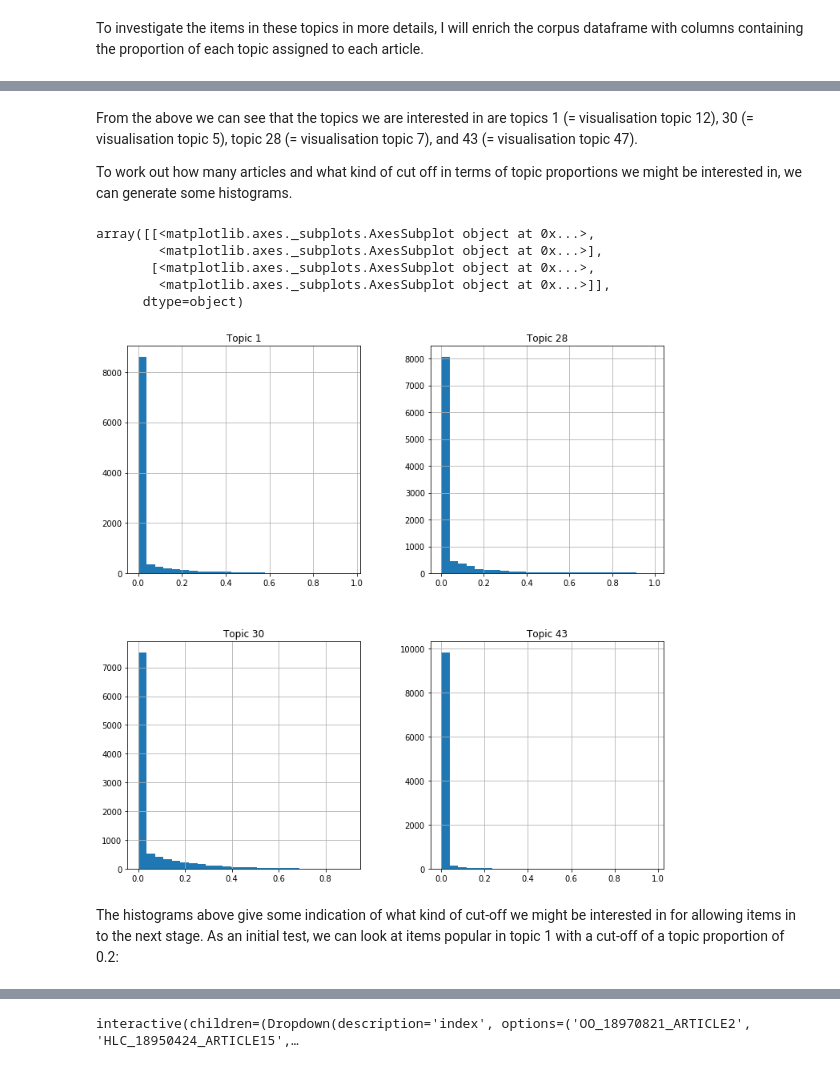
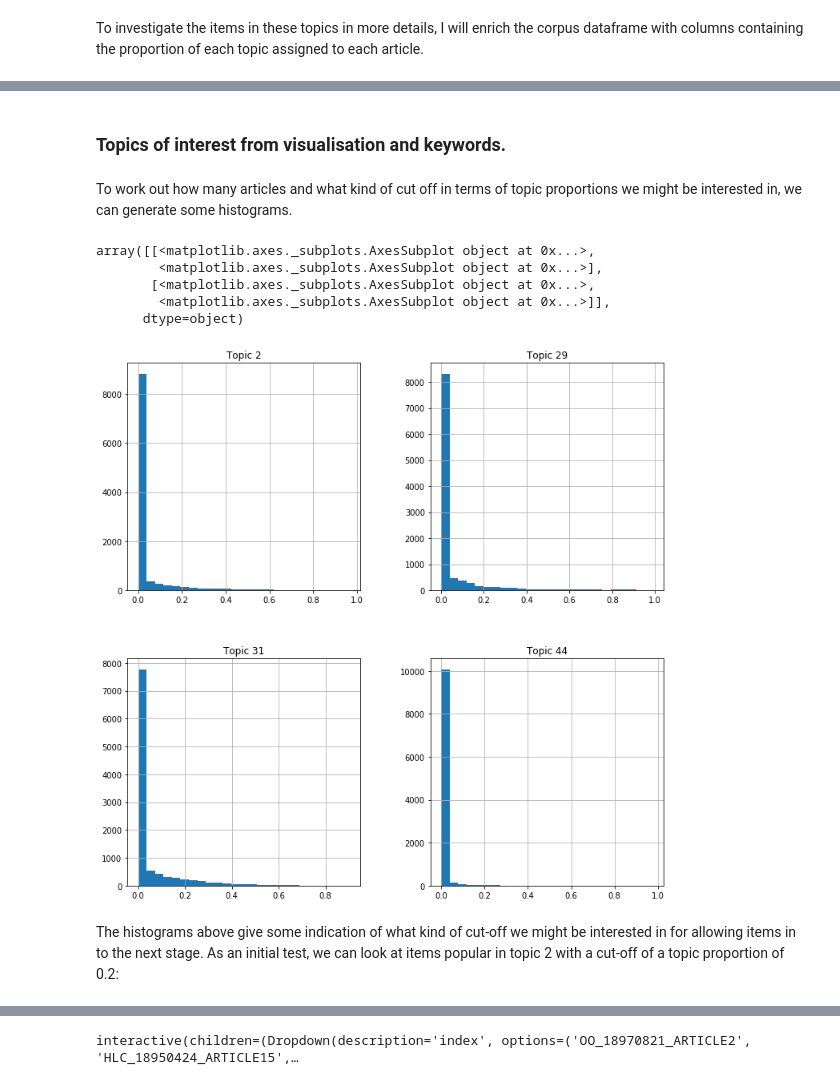
Before and after one commit to JoshuaDavidBlack/NPOD_Philosophy, a Jupyter notebook: starter_topicmodels.ipynb, the cells around one changed output, grey strips where cells are left out. Saved outputs shown, nothing was run; the diff lists cells and outputs as text; code cells hidden in the pictures.

Commit message:
Finished with starter_topicmodels.ipynb work.

```diff
--- a/starter_topicmodels.ipynb
+++ b/starter_topicmodels.ipynb
@@ -402,15 +427,15 @@ tops_and_kws
+# %% [markdown]
+### Topics of interest from visualisation and keywords.
 # %% [markdown]
-From the above we can see that the topics we are interested in are topics 1 (= visualisation topic 12), 30 (= visualisation topic 5), topic 28 (= visualisation topic 7), and 43 (= visualisation topic 47).
-
 To work out how many articles and what kind of cut off in terms of topic proportions we might be interested in, we can generate some histograms.
 # %%
-starter_corpus_enriched.hist(column=['Topic 1', 'Topic 30', 'Topic 28', 'Topic 43'], figsize=[12, 12], bins=25)
+starter_corpus_enriched.hist(column=['Topic 2', 'Topic 31', 'Topic 29', 'Topic 44'], figsize=[12, 12], bins=25)
 # %% [output]
 array([[<matplotlib.axes._subplots.AxesSubplot object at 0x...>,
         <matplotlib.axes._subplots.AxesSubplot object at 0x...>],
        [<matplotlib.axes._subplots.AxesSubplot object at 0x...>,
         <matplotlib.axes._subplots.AxesSubplot object at 0x...>]],
       dtype=object)
-[figure, old version]
+[figure, new version]
 # %% [markdown]
-The histograms above give some indication of what kind of cut-off we might be interested in for allowing items in to the next stage. As an initial test, we can look at items popular in topic 1 with a cut-off of a topic proportion of 0.2:
+The histograms above give some indication of what kind of cut-off we might be interested in for allowing items in to the next stage. As an initial test, we can look at items popular in topic 2 with a cut-off of a topic proportion of 0.2:
```
Also changed, not shown: parts of 52 cells of this notebook, 3 other files.
